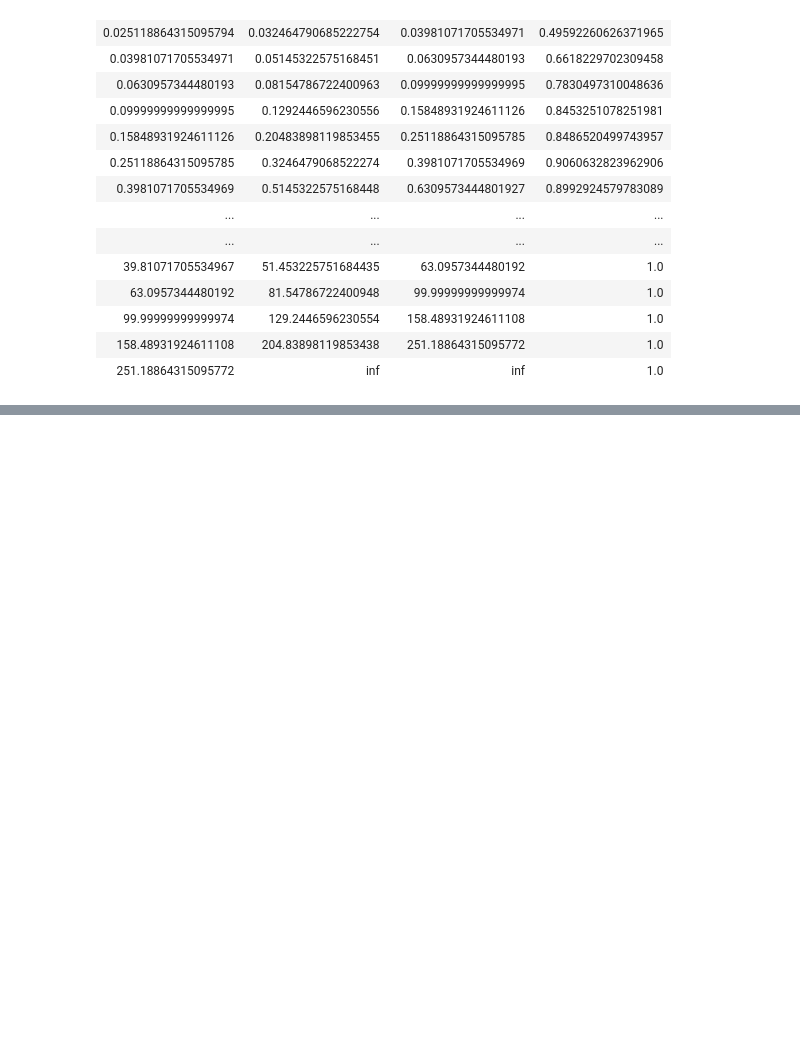
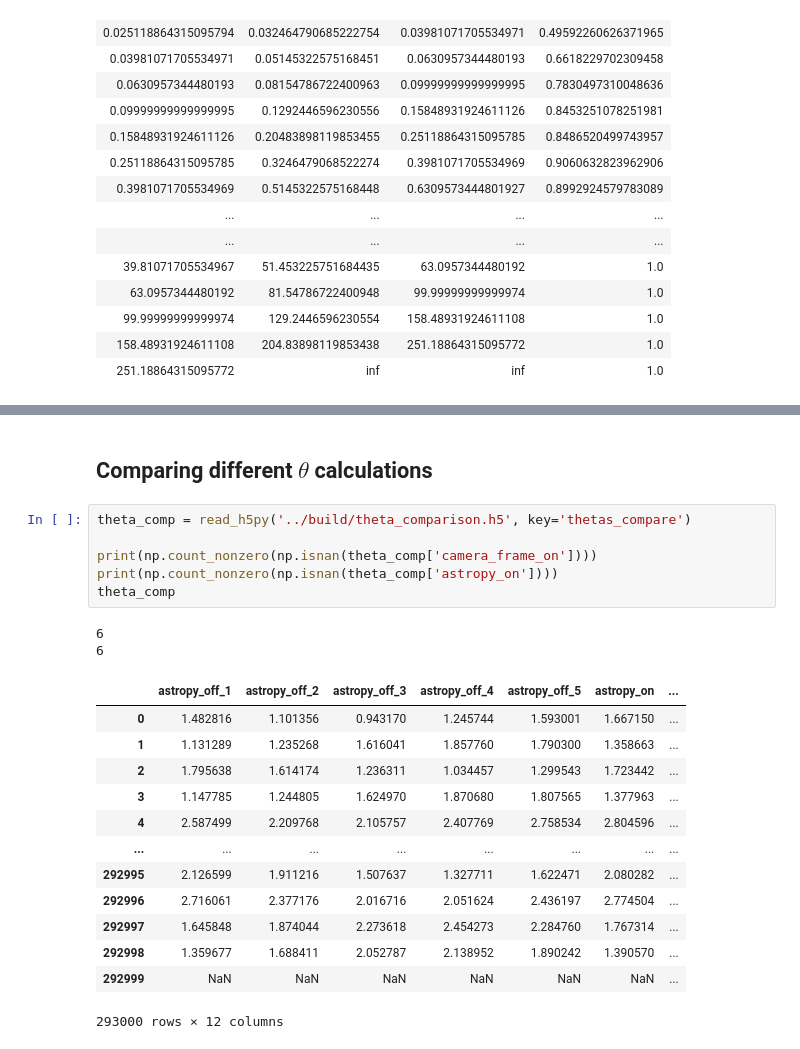
Before and after one commit to tudo-astroparticlephysics/LST_mono_analysis, a Jupyter notebook: notebooks/test.ipynb, the cells around one changed output, grey strips where cells are left out. Cells and saved outputs as stored; diff of their text form; blank space fills up the shorter version.

```diff
--- a/notebooks/test.ipynb
+++ b/notebooks/test.ipynb
@@ -203,0 +213,24 @@ Index(['alt_tel', 'az_tel', 'calibration_id', 'concentration_cog',
+# %% [markdown]
+## Comparing different $\theta$ calculations
+# %%
+theta_comp = read_h5py('../build/theta_comparison.h5', key='thetas_compare')
+
+print(np.count_nonzero(np.isnan(theta_comp['camera_frame_on'])))
+print(np.count_nonzero(np.isnan(theta_comp['astropy_on'])))
+theta_comp
+# %% [output]
+6
+6
+|  | astropy_off_1 | astropy_off_2 | astropy_off_3 | astropy_off_4 | astropy_off_5 | astropy_on | ... |
+| 0 | 1.482816 | 1.101356 | 0.943170 | 1.245744 | 1.593001 | 1.667150 | ... |
+| 1 | 1.131289 | 1.235268 | 1.616041 | 1.857760 | 1.790300 | 1.358663 | ... |
+| 2 | 1.795638 | 1.614174 | 1.236311 | 1.034457 | 1.299543 | 1.723442 | ... |
+| 3 | 1.147785 | 1.244805 | 1.624970 | 1.870680 | 1.807565 | 1.377963 | ... |
+| 4 | 2.587499 | 2.209768 | 2.105757 | 2.407769 | 2.758534 | 2.804596 | ... |
+| ... | ... | ... | ... | ... | ... | ... | ... |
+| 292995 | 2.126599 | 1.911216 | 1.507637 | 1.327711 | 1.622471 | 2.080282 | ... |
+| 292996 | 2.716061 | 2.377176 | 2.016716 | 2.051624 | 2.436197 | 2.774504 | ... |
+| 292997 | 1.645848 | 1.874044 | 2.273618 | 2.454273 | 2.284760 | 1.767314 | ... |
+| 292998 | 1.359677 | 1.688411 | 2.052787 | 2.138952 | 1.890242 | 1.390570 | ... |
+| 292999 | NaN | NaN | NaN | NaN | NaN | NaN | ... |
+293000 rows × 12 columns
```
Also changed, not shown: parts of 8 cells of this notebook, 3 other files.
